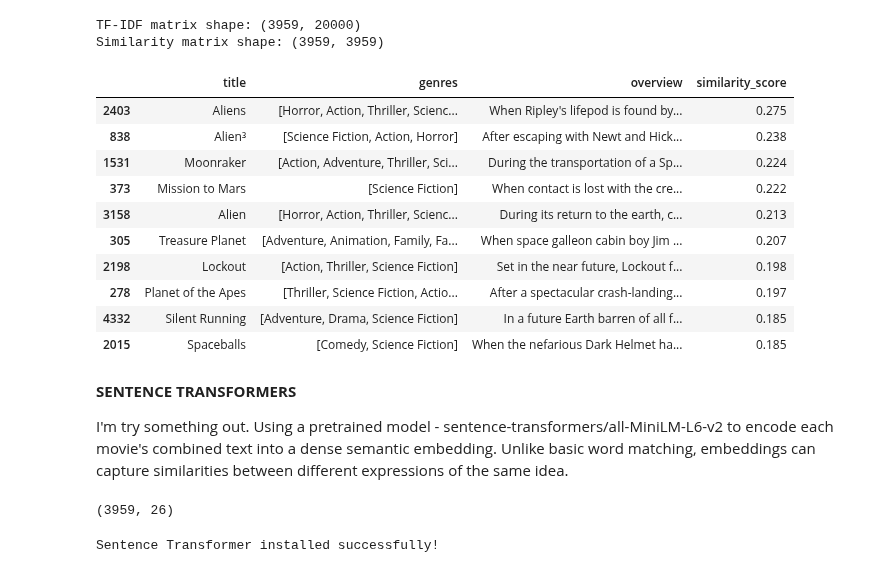
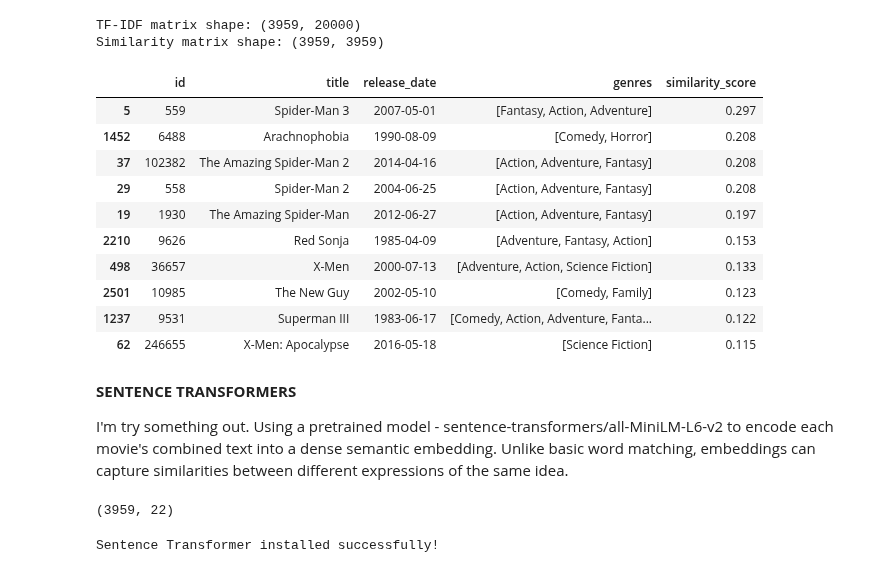
Before and after one commit to AwendyG/Movie-Recommendation-Capstone, a Jupyter notebook: Capstone.ipynb, the cells around one changed output. Saved outputs shown, nothing was run; the diff lists cells and outputs as text; code cells hidden in the pictures.

```diff
--- a/Capstone.ipynb
+++ b/Capstone.ipynb
@@ -81,6 +81,8 @@ df.drop(columns=['homepage'], inplace=True)
 # %%
 #Dropping the rows with missing values in the columns "tagline", "release_date" and "overview" as they are important features for analysis.
 df.dropna(subset=['tagline', 'release_date', 'overview'], inplace=True)
+# %%
+df = df.reset_index(drop=True)
 # %%
 #Before I sort the missingness in "runtime", let's check the distribution to see whether we will use mean median to impute the missing values or we will drop the rows with missing values in runtime.
 df['runtime'].describe()
@@ -476,19 +478,19 @@ def recommend_movies(title, top_n=10):
 
     return results
 # %%
-recommend_movies('Avatar', top_n=10)
+recommend_movies('Spider-Man', top_n=10)
 # %% [output]
-|  | title | genres | overview | similarity_score |
-| 2403 | Aliens | [Horror, Action, Thriller, Scienc... | When Ripley's lifepod is found by... | 0.275 |
-| 838 | Alien³ | [Science Fiction, Action, Horror] | After escaping with Newt and Hick... | 0.238 |
-| 1531 | Moonraker | [Action, Adventure, Thriller, Sci... | During the transportation of a Sp... | 0.224 |
-| 373 | Mission to Mars | [Science Fiction] | When contact is lost with the cre... | 0.222 |
-| 3158 | Alien | [Horror, Action, Thriller, Scienc... | During its return to the earth, c... | 0.213 |
-| 305 | Treasure Planet | [Adventure, Animation, Family, Fa... | When space galleon cabin boy Jim ... | 0.207 |
-| 2198 | Lockout | [Action, Thriller, Science Fiction] | Set in the near future, Lockout f... | 0.198 |
-| 278 | Planet of the Apes | [Thriller, Science Fiction, Actio... | After a spectacular crash-landing... | 0.197 |
-| 4332 | Silent Running | [Adventure, Drama, Science Fiction] | In a future Earth barren of all f... | 0.185 |
-| 2015 | Spaceballs | [Comedy, Science Fiction] | When the nefarious Dark Helmet ha... | 0.185 |
+|  | id | title | release_date | genres | similarity_score |
+| 5 | 559 | Spider-Man 3 | 2007-05-01 | [Fantasy, Action, Adventure] | 0.297 |
+| 1452 | 6488 | Arachnophobia | 1990-08-09 | [Comedy, Horror] | 0.208 |
+| 37 | 102382 | The Amazing Spider-Man 2 | 2014-04-16 | [Action, Adventure, Fantasy] | 0.208 |
+| 29 | 558 | Spider-Man 2 | 2004-06-25 | [Action, Adventure, Fantasy] | 0.208 |
+| 19 | 1930 | The Amazing Spider-Man | 2012-06-27 | [Action, Adventure, Fantasy] | 0.197 |
+| 2210 | 9626 | Red Sonja | 1985-04-09 | [Adventure, Fantasy, Action] | 0.153 |
+| 498 | 36657 | X-Men | 2000-07-13 | [Adventure, Action, Science Fiction] | 0.133 |
+| 2501 | 10985 | The New Guy | 2002-05-10 | [Comedy, Family] | 0.123 |
+| 1237 | 9531 | Superman III | 1983-06-17 | [Comedy, Action, Adventure, Fanta... | 0.122 |
+| 62 | 246655 | X-Men: Apocalypse | 2016-05-18 | [Science Fiction] | 0.115 |
 # %% [markdown]
 **SENTENCE TRANSFORMERS**
 
@@ -498,7 +500,7 @@ Unlike basic word matching, embeddings can capture similarities between differen
 # %%
 data.shape
 # %% [output]
-(3959, 26)
+(3959, 22)
 # %%
 from sentence_transformers import SentenceTransformer
 
```
Also changed, not shown: parts of 31 cells of this notebook, 4 other files.
